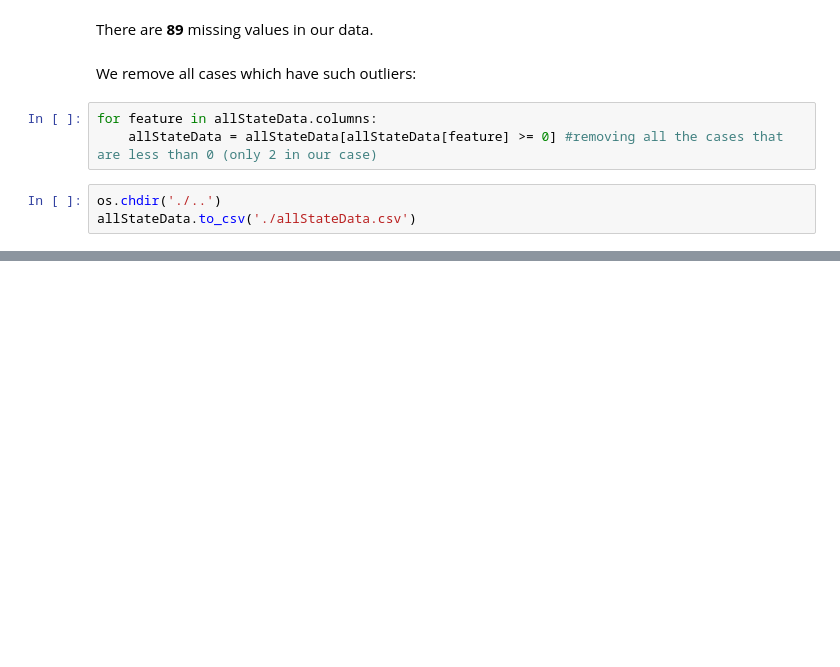
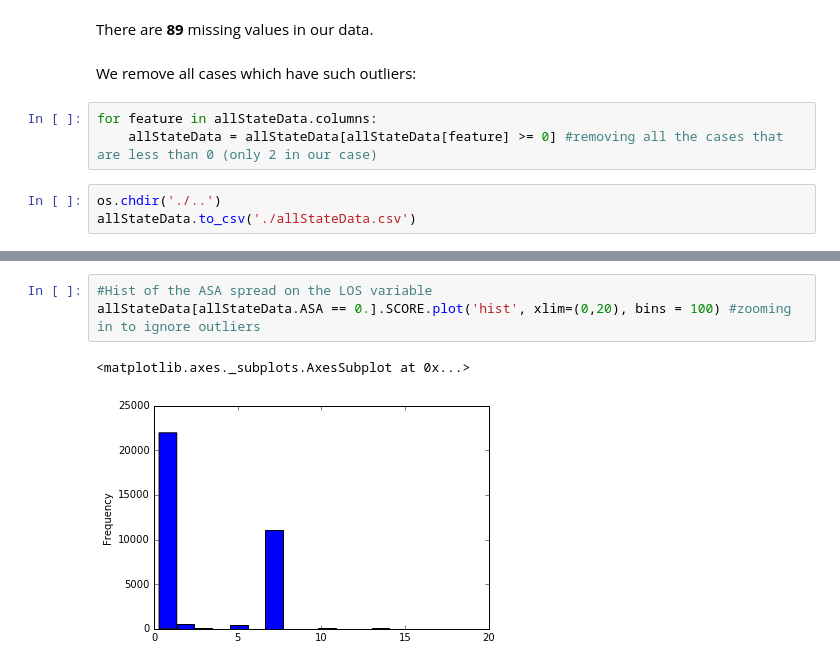
Before and after one commit to ysriram1/Loyola-SAH-Analysis, a Jupyter notebook: Initial Analysis.ipynb, the cells around one changed output, grey strips where cells are left out. Cells and saved outputs as stored; diff of their text form; blank space fills up the shorter version.

```diff
--- a/Initial Analysis.ipynb
+++ b/Initial Analysis.ipynb
@@ -82,0 +127,6 @@ allStateData.to_csv('./allStateData.csv')
+# %%
+#Hist of the ASA spread on the LOS variable
+allStateData[allStateData.ASA == 0.].SCORE.plot('hist', xlim=(0,20), bins = 100) #zooming in to ignore outliers
+# %% [output]
+<matplotlib.axes._subplots.AxesSubplot at 0x...>
+[figure, added]
```
Also changed, not shown: parts of 14 cells of this notebook.
